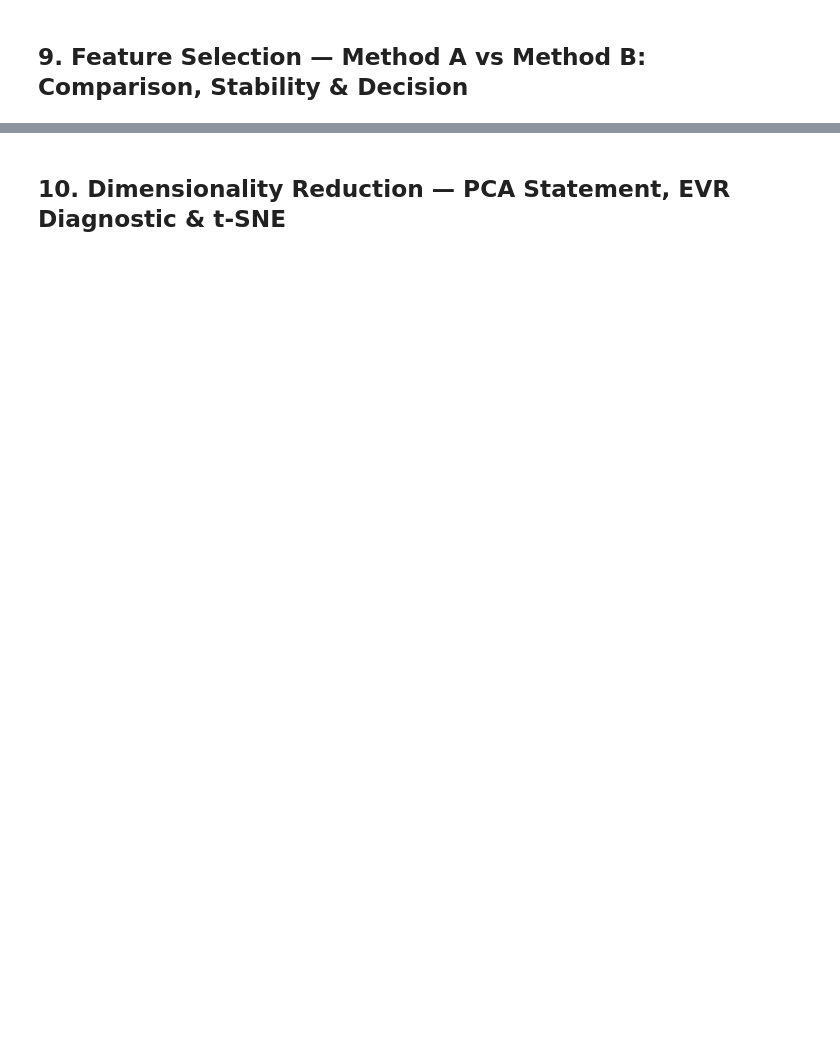
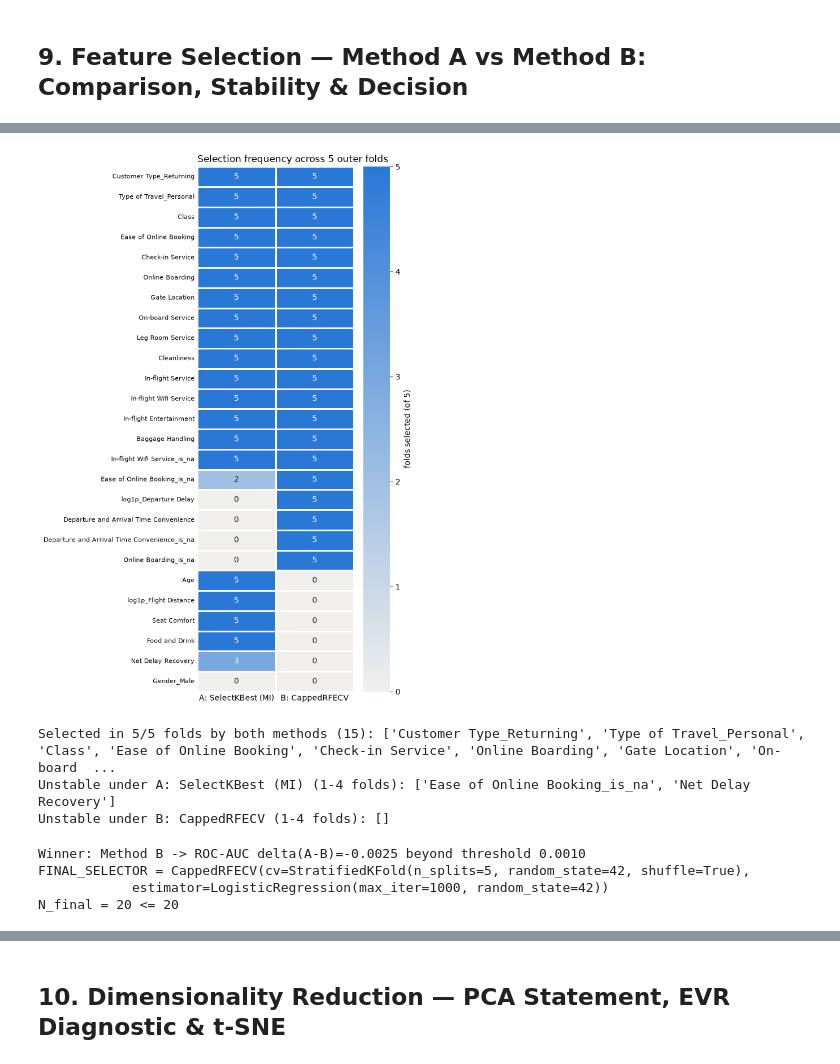
Before and after one commit to Arsen-kbtu/ML-project, a Jupyter notebook: notebooks/Team22_Week2_FeatureEngineering.ipynb, the cells around one changed output, grey strips where cells are left out. Cells and saved outputs as stored; diff of their text form; code cells hidden in the pictures; blank space fills up the shorter version.

```diff
--- a/notebooks/Team22_Week2_FeatureEngineering.ipynb
+++ b/notebooks/Team22_Week2_FeatureEngineering.ipynb
@@ -537,0 +966,22 @@ S4 adds `VarianceThreshold(0.0099)` to the flag branch, cutting width from 36 to
+# %%
+# 9d. Side-by-side comparison (lists from the full-X_train fits; scores from the nested outer CV)
+sel_a = selected_features(search_a_full)
+sel_b = selected_features(pipe_b_full)
+jac = jaccard(sel_a, sel_b)
+rows = []
+for name, sel, res in (("A — SelectKBest (MI)", sel_a, res_a), ("B — CappedRFECV", sel_b, res_b)):
+    rows.append({
+        "method": name, "# selected": len(sel),
+        "selected": ", ".join(sel), "removed": ", ".join(n for n in S4_NAMES if n not in sel),
+        **{f"{lab}": f"{np.mean(res[f'test_{m}']):.4f} ± {np.std(res[f'test_{m}']):.4f}"
+           for m, lab in (("roc_auc", "ROC-AUC"), ("pr_auc", "PR-AUC"), ("f1", "F1"))},
+        "fit time / fold (s)": round(float(np.mean(res["fit_time"])), 1),
+        "Jaccard (A, B)": round(jac, 3),
+    })
+comparison = pd.DataFrame(rows).set_index("method")
+with pd.option_context("display.max_colwidth", None):
+    display(comparison.drop(columns=["selected", "removed"]))
+    display(comparison[["removed"]])
+print("Selected by both :", sorted(set(sel_a) & set(sel_b)))
+print("Only A           :", sorted(set(sel_a) - set(sel_b)))
+print("Only B           :", sorted(set(sel_b) - set(sel_a)))
@@ -538 +1000,47 @@ S4 adds `VarianceThreshold(0.0099)` to the flag branch, cutting width from 36 to
+# %%
+# 9e. Stability: how often each feature is kept across the 5 outer folds (0-5)
+freq = pd.DataFrame({
+    "A: SelectKBest (MI)": selection_frequency(res_a["estimator"], S4_NAMES),
+    "B: CappedRFECV": selection_frequency(res_b["estimator"], S4_NAMES),
+}).sort_values(["B: CappedRFECV", "A: SelectKBest (MI)"], ascending=False)
+
+fig, ax = plt.subplots(figsize=(6.5, 10))
+sns.heatmap(freq, annot=True, fmt="d", cmap=LinearSegmentedColormap.from_list("freq", ["#f0efec", "#2a78d6"]),
+            vmin=0, vmax=5, linewidths=1, linecolor="white", cbar_kws={"label": "folds selected (of 5)"}, ax=ax)
+ax.set_title("Selection frequency across 5 outer folds", loc="left", fontsize=12)
+ax.tick_params(length=0)
+ax.set_yticklabels(ax.get_yticklabels(), fontsize=8)
+fig.tight_layout()
+fig.savefig(FIG_DIR / "week2_selection_stability.png", dpi=150, bbox_inches="tight")
+plt.show()
+
+both_stable = freq.index[(freq == 5).all(axis=1)].tolist()
+unstable = {m: freq.index[(freq[m] > 0) & (freq[m] < 5)].tolist() for m in freq.columns}
+print(f"Selected in 5/5 folds by both methods ({len(both_stable)}): {both_stable}")
+for m, feats in unstable.items():
+    print(f"Unstable under {m} (1-4 folds): {feats}")
+# %% [output]
+[figure, added]
+Selected in 5/5 folds by both methods (15): ['Customer Type_Returning', 'Type of Travel_Personal', 'Class', 'Ease of Online Booking', 'Check-in Service', 'Online Boarding', 'Gate Location', 'On-board  ...
+Unstable under A: SelectKBest (MI) (1-4 folds): ['Ease of Online Booking_is_na', 'Net Delay Recovery']
+Unstable under B: CappedRFECV (1-4 folds): []
+# %%
+# 9f. Decision rule (spec §3.5): ROC-AUC beyond max(paired std, MIN_EFFECT) -> fewer features -> CappedRFECV
+winner, why = pick_winner(res_a, res_b, n_a=len(sel_a), n_b=len(sel_b), min_effect=MIN_EFFECT)
+if winner == "A":
+    FINAL_SELECTOR = SelectKBest(score_func, k=k_a)
+    FINAL_FEATURES = sel_a
+else:
+    FINAL_SELECTOR = clone(rfe_full)          # unfitted twin: same params, refit inside final_pipe
+    FINAL_FEATURES = sel_b
+N_FINAL = len(FINAL_FEATURES)
+assert N_FINAL <= 20, f"final selection has {N_FINAL} > 20 features"
+print(f"Winner: Method {winner} -> {why}")
+print(f"FINAL_SELECTOR = {FINAL_SELECTOR!r}")
+print(f"N_final = {N_FINAL} <= 20")
+# %% [output]
+Winner: Method B -> ROC-AUC delta(A-B)=-0.0025 beyond threshold 0.0010
+FINAL_SELECTOR = CappedRFECV(cv=StratifiedKFold(n_splits=5, random_state=42, shuffle=True),
+            estimator=LogisticRegression(max_iter=1000, random_state=42))
+N_final = 20 <= 20
 # %% [markdown]
```
Also changed, not shown: parts of 31 cells of this notebook, 8 other files.
